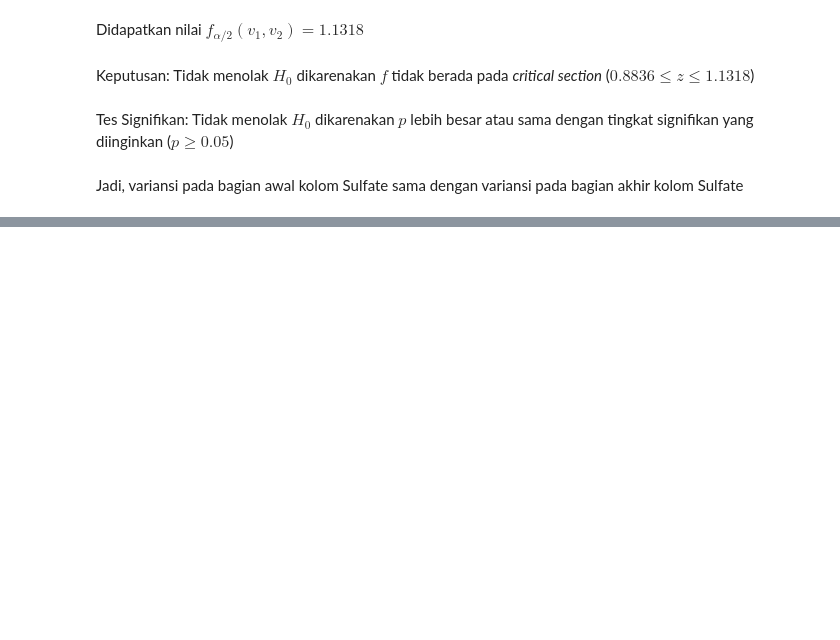
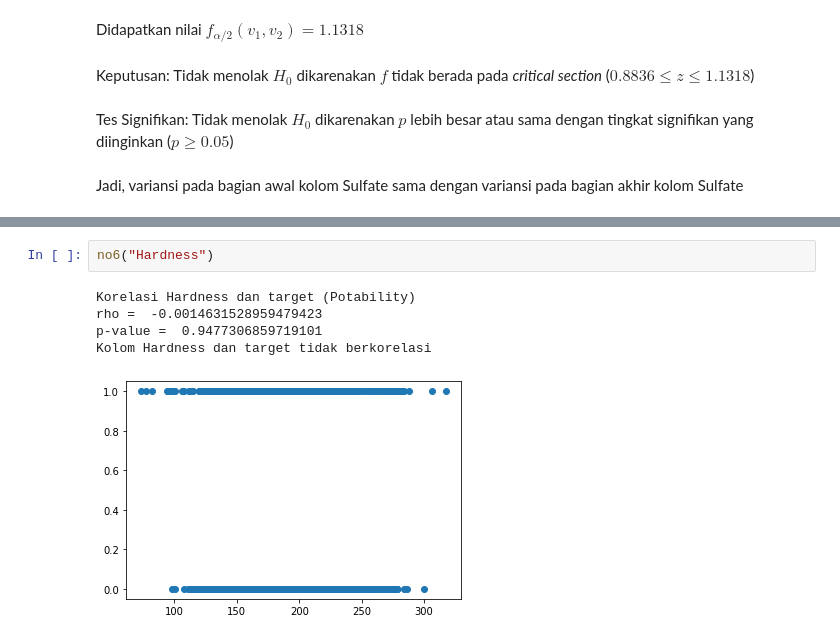
Before and after one commit to airathalca/IF2220-TUBES1, a Jupyter notebook: main.ipynb, the cells around one changed output, grey strips where cells are left out. Cells and saved outputs as stored; diff of their text form; blank space fills up the shorter version.

```diff
--- a/main.ipynb
+++ b/main.ipynb
@@ -741,0 +783,8 @@ Jadi, variansi pada bagian awal kolom Sulfate sama dengan variansi pada bagian a
+# %%
+no6("Hardness")
+# %% [output]
+Korelasi Hardness dan target (Potability)
+rho =  -0.0014631528959479423
+p-value =  0.9477306859719101
+Kolom Hardness dan target tidak berkorelasi
+[figure, added]
```
Also changed, not shown: parts of 11 cells of this notebook.
